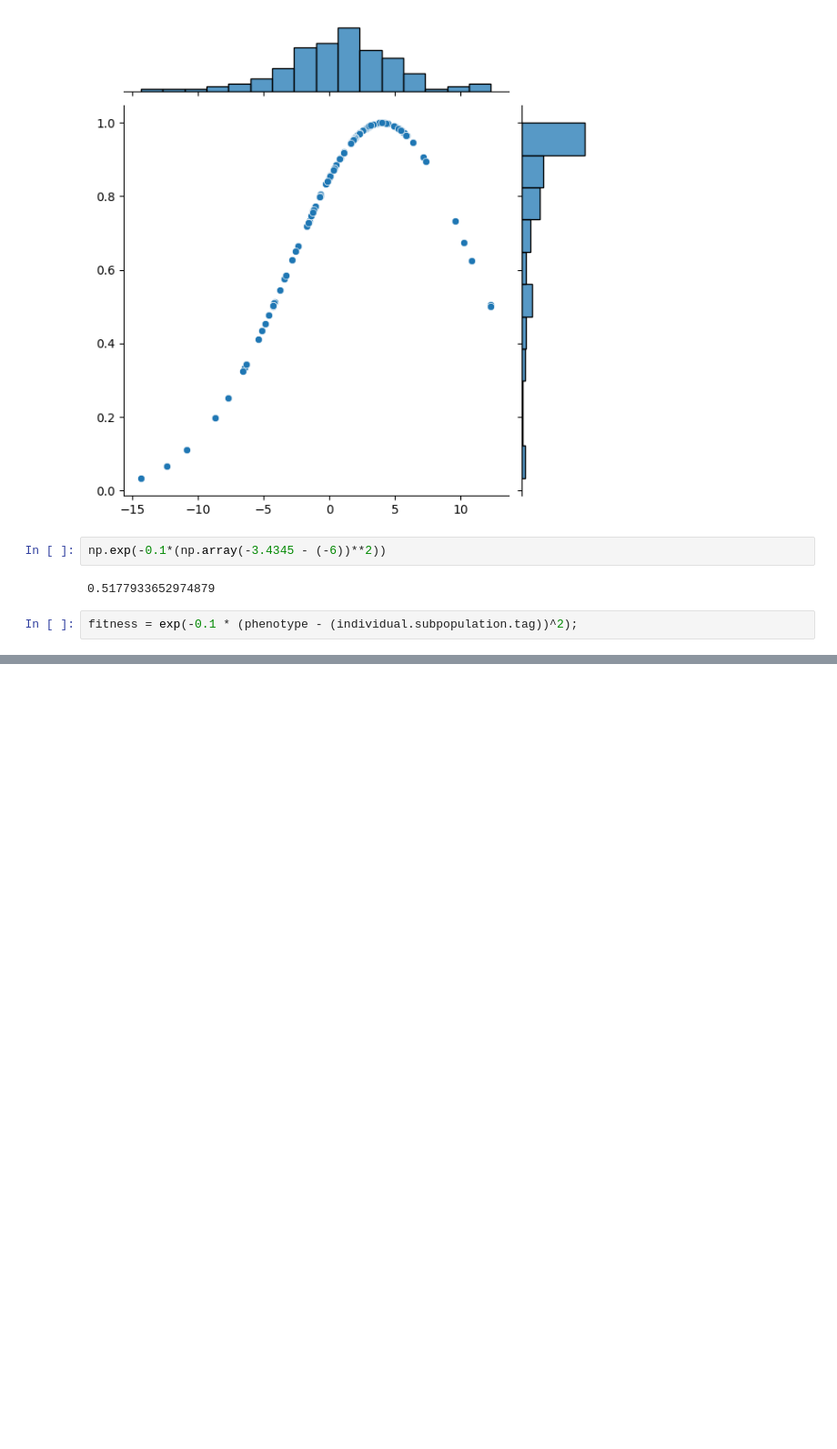
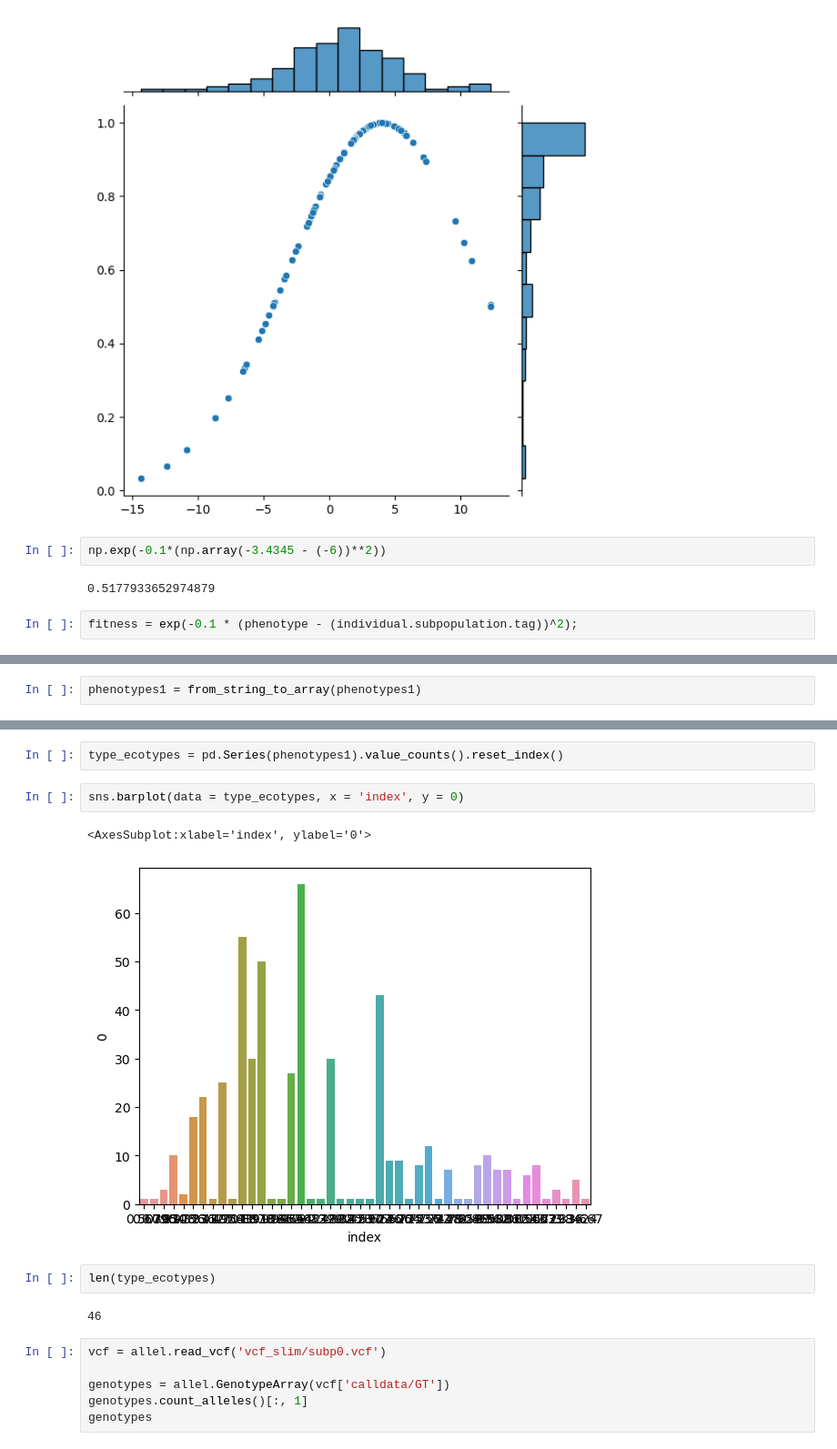
Before and after one commit to Tatianabellagio/slim_grenenet, a Jupyter notebook: slim_comparisions.ipynb, the cells around one changed output, grey strips where cells are left out. Shown: that part at 91% size. Cells and saved outputs as stored; diff of their text form; blank space fills up the shorter version.

```diff
--- a/slim_comparisions.ipynb
+++ b/slim_comparisions.ipynb
@@ -190,0 +189,2 @@ fitness = exp(-0.1 * (phenotype - (individual.subpopulation.tag))^2);
+# %%
+phenotypes1 = from_string_to_array(phenotypes1)
@@ -190,0 +211,17 @@ fitness = exp(-0.1 * (phenotype - (individual.subpopulation.tag))^2);
+# %%
+type_ecotypes = pd.Series(phenotypes1).value_counts().reset_index()
+# %%
+sns.barplot(data = type_ecotypes, x = 'index', y = 0)
+# %% [output]
+<AxesSubplot:xlabel='index', ylabel='0'>
+[figure, added]
+# %%
+len(type_ecotypes)
+# %% [output]
+46
+# %%
+vcf = allel.read_vcf('vcf_slim/subp0.vcf')
+
+genotypes = allel.GenotypeArray(vcf['calldata/GT'])
+genotypes.count_alleles()[:, 1]
+genotypes
```
Also changed, not shown: parts of 12 cells of this notebook, 10 other files.
